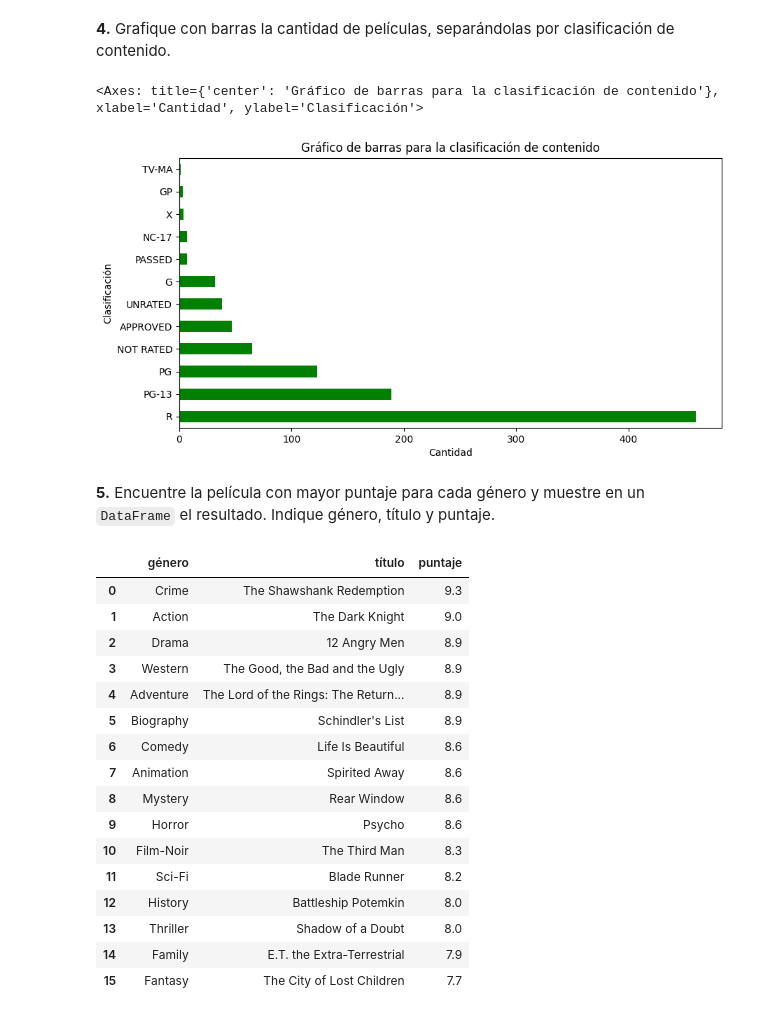
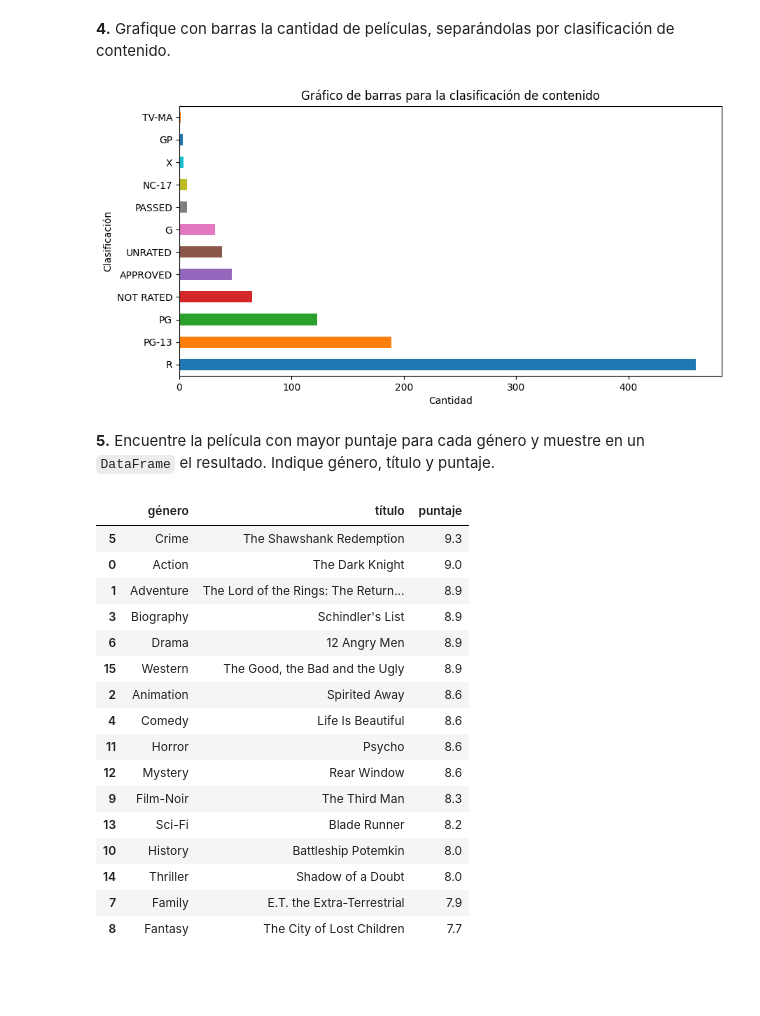
Before and after one commit to Nefertumm/AM, a Jupyter notebook: Tema_0-Introduccion/Entregables/Entregables_introduccion.ipynb, the cells around one changed output. Cells and saved outputs as stored; diff of their text form; code cells hidden in the pictures; blank space fills up the shorter version.

```diff
--- a/Tema_0-Introduccion/Entregables/Entregables_introduccion.ipynb
+++ b/Tema_0-Introduccion/Entregables/Entregables_introduccion.ipynb
@@ -286,38 +282,41 @@ sns.boxplot(data=pelis, x='genre', y='duration', ax=axes)
 **4.** Grafique con barras la cantidad de películas, separándolas por clasificación de contenido.
 # %%
 # Gráfico de barras por clasificación de contenido
-pelis['content_rating'].value_counts().plot(kind='barh', figsize=(10,5), color='green', xlabel='Cantidad', ylabel='Clasificación', title='Gráfico de barras para la clasificación de contenido')
+pelis_c = pelis['content_rating'].value_counts()
+colors = sns.color_palette(None, len(pelis_c))
+pelis_c.plot(kind='barh', figsize=(10,5), color=colors, xlabel='Cantidad', ylabel='Clasificación', title='Gráfico de barras para la clasificación de contenido')
+plt.show()
 # %% [output]
-<Axes: title={'center': 'Gráfico de barras para la clasificación de contenido'}, xlabel='Cantidad', ylabel='Clasificación'>
-[figure, old version]
+[figure, new version]
 # %% [markdown]
 **5.** Encuentre la película con mayor puntaje para cada género y muestre en un `DataFrame` el resultado. Indique género, título y puntaje.
 # %%
-genres = pelis['genre'].unique()
+pelis_group_genre = pelis.groupby('genre')
+pelis_mayor_puntaje = []
 
-peli_mayor_puntaje = []
-for genre in genres:
-    pelis_genre = pelis[pelis['genre'] == genre]
-    peli_mayor_puntaje.append([genre, pelis_genre.loc[pelis_genre['star_rating'].idxmax(), 'title'], pelis_genre['star_rating'].max()])
+for key in pelis_group_genre.groups.keys():
+    p_group = pelis_group_genre.get_group(key)
+    pelis_mayor_puntaje.append([key, p_group.loc[p_group['star_rating'].idxmax(), 'title'], p_group['star_rating'].max()])
 
-pelis_max_df = pd.DataFrame(peli_mayor_puntaje, columns=['género', 'título', 'puntaje'])
+pelis_max_df = pd.DataFrame(pelis_mayor_puntaje, columns=['género', 'título', 'puntaje'])
 
+pelis_max_df.sort_values(by=['puntaje'], inplace=True, ascending=False)
 pelis_max_df
 # %% [output]
 |  | género | título | puntaje |
-| 0 | Crime | The Shawshank Redemption | 9.3 |
-| 1 | Action | The Dark Knight | 9.0 |
-| 2 | Drama | 12 Angry Men | 8.9 |
-| 3 | Western | The Good, the Bad and the Ugly | 8.9 |
-| 4 | Adventure | The Lord of the Rings: The Return... | 8.9 |
-| 5 | Biography | Schindler's List | 8.9 |
-| 6 | Comedy | Life Is Beautiful | 8.6 |
-| 7 | Animation | Spirited Away | 8.6 |
-| 8 | Mystery | Rear Window | 8.6 |
-| 9 | Horror | Psycho | 8.6 |
-| 10 | Film-Noir | The Third Man | 8.3 |
-| 11 | Sci-Fi | Blade Runner | 8.2 |
-| 12 | History | Battleship Potemkin | 8.0 |
-| 13 | Thriller | Shadow of a Doubt | 8.0 |
-| 14 | Family | E.T. the Extra-Terrestrial | 7.9 |
-| 15 | Fantasy | The City of Lost Children | 7.7 |
+| 5 | Crime | The Shawshank Redemption | 9.3 |
+| 0 | Action | The Dark Knight | 9.0 |
+| 1 | Adventure | The Lord of the Rings: The Return... | 8.9 |
+| 3 | Biography | Schindler's List | 8.9 |
+| 6 | Drama | 12 Angry Men | 8.9 |
+| 15 | Western | The Good, the Bad and the Ugly | 8.9 |
+| 2 | Animation | Spirited Away | 8.6 |
+| 4 | Comedy | Life Is Beautiful | 8.6 |
+| 11 | Horror | Psycho | 8.6 |
+| 12 | Mystery | Rear Window | 8.6 |
+| 9 | Film-Noir | The Third Man | 8.3 |
+| 13 | Sci-Fi | Blade Runner | 8.2 |
+| 10 | History | Battleship Potemkin | 8.0 |
+| 14 | Thriller | Shadow of a Doubt | 8.0 |
+| 7 | Family | E.T. the Extra-Terrestrial | 7.9 |
+| 8 | Fantasy | The City of Lost Children | 7.7 |
```
Also changed, not shown: parts of 7 cells of this notebook.
